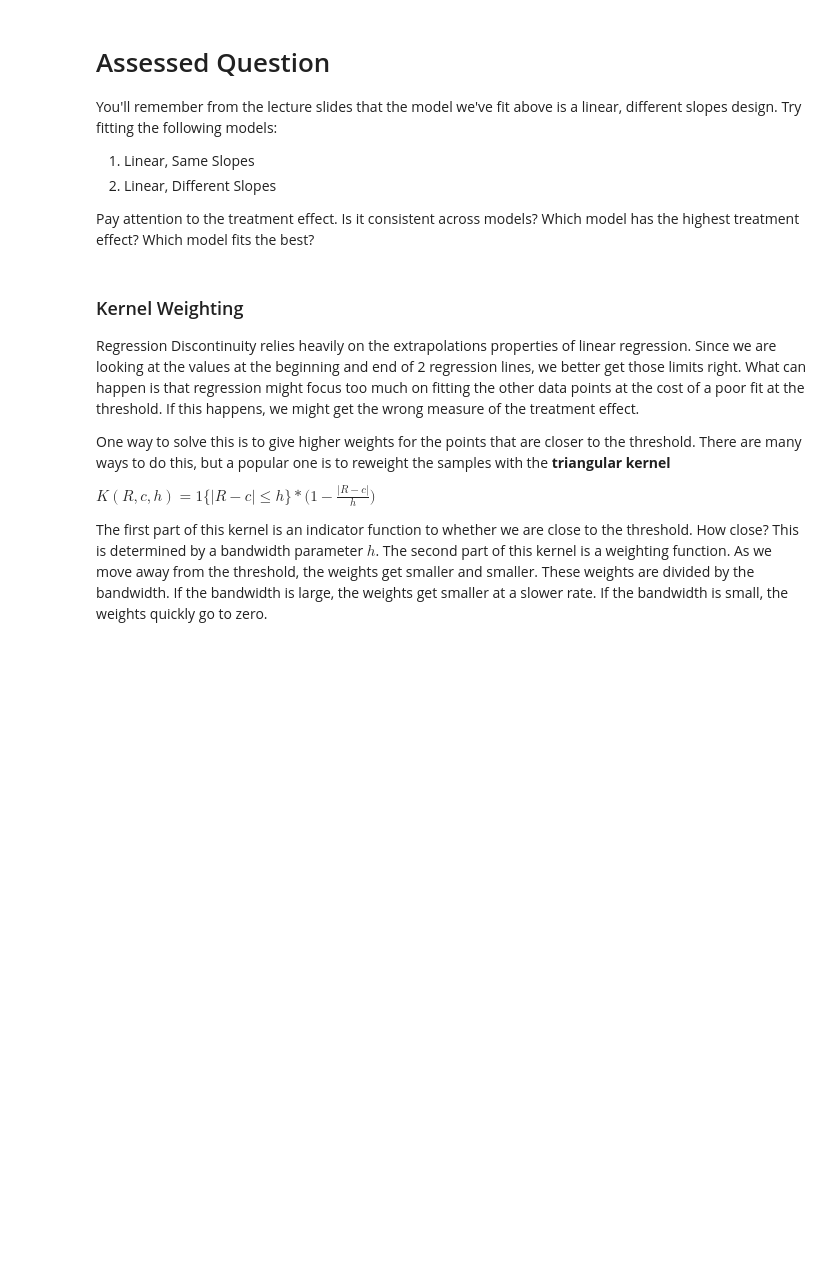
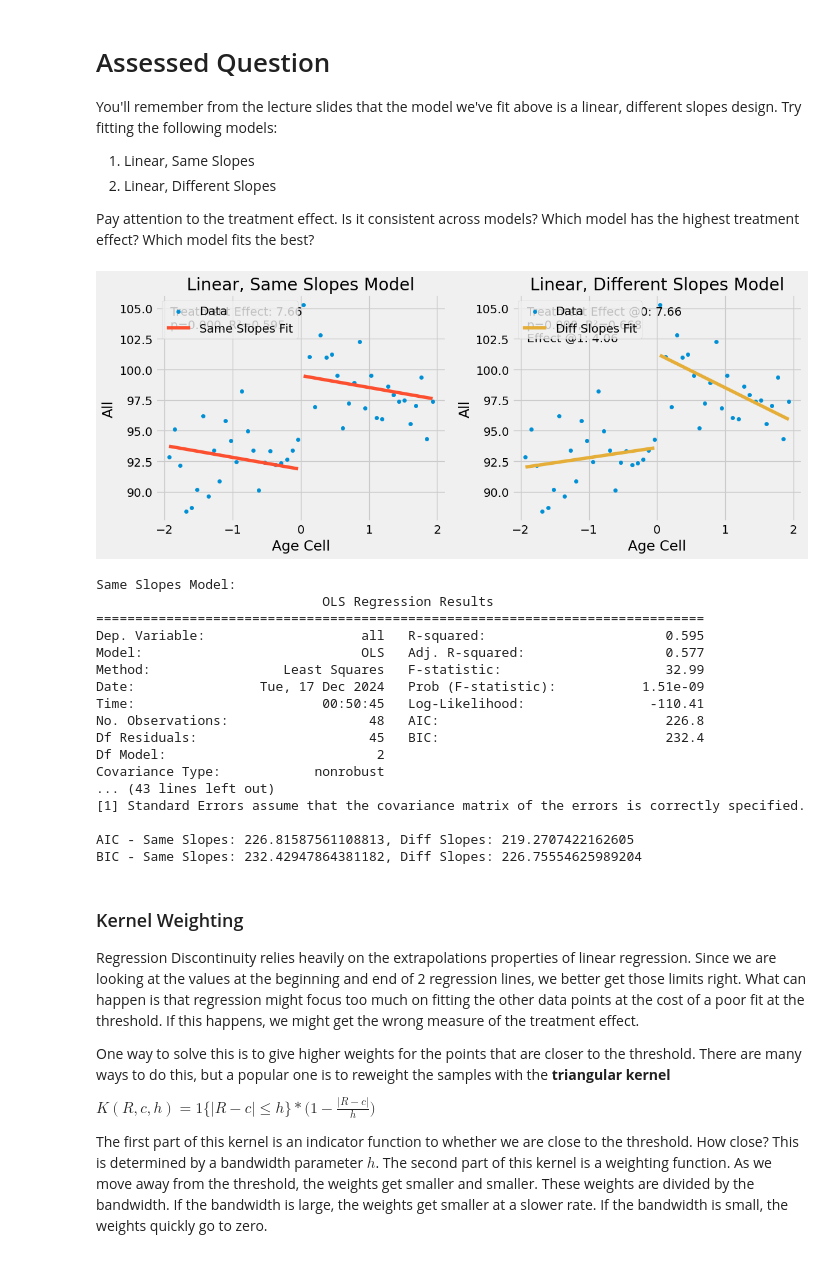
Before and after one commit to haruhiysd/QM2, a Jupyter notebook: w09_regression_discontinuity.ipynb, the cells around one changed output. Drawn from its saved outputs; the diff is of its cells as text; code cells hidden in the pictures; blank space fills up the shorter version.

```diff
--- a/w09_regression_discontinuity.ipynb
+++ b/w09_regression_discontinuity.ipynb
@@ -246,6 +238,74 @@ You'll remember from the lecture slides that the model we've fit above is a line
 2. Linear, Different Slopes
 
 Pay attention to the treatment effect. Is it consistent across models? Which model has the highest treatment effect? Which model fits the best?
+# %%
+drinking['threshold'] = (drinking['agecell'] > 0).astype(int)
+model_same_slopes = smf.ols("all ~ agecell + threshold", data=drinking).fit()
+model_diff_slopes = smf.ols("all ~ agecell * threshold", data=drinking).fit()
+
+treatment_effect_same = model_same_slopes.params['threshold']
+treatment_effect_diff_at0 = model_diff_slopes.params['threshold']
+
+
+agecell_val = 1  # Example value, you can change this
+treatment_effect_diff_at_agecell_val = model_diff_slopes.params['threshold'] + model_diff_slopes.params['agecell:threshold'] * agecell_val
+
+
+fig, axes = plt.subplots(1, 2, figsize=(12, 5))
+
+drinking['pred_same_slopes'] = model_same_slopes.fittedvalues
+drinking['pred_diff_slopes'] = model_diff_slopes.fittedvalues
+
+ax1 = axes[0]
+drinking.plot.scatter(x="agecell", y="all", color="C0", ax=ax1, label='Data')
+drinking.plot(x="agecell", y="pred_same_slopes", ax=ax1, color="C1", label='Same Slopes Fit')
+ax1.set_title("Linear, Same Slopes Model")
+ax1.set_xlabel("Age Cell")
+ax1.set_ylabel("All")
+ax1.text(0.05, 0.95,
+         f"Treatment Effect: {treatment_effect_same:.2f}\np={model_same_slopes.pvalues['threshold']:.3f}, R²={model_same_slopes.rsquared:.3f}",
+         transform=ax1.transAxes, verticalalignment='top')
+
+
+ax2 = axes[1]
+drinking.plot.scatter(x="agecell", y="all", color="C0", ax=ax2, label='Data')
+drinking.plot(x="agecell", y="pred_diff_slopes", ax=ax2, color="C2", label='Diff Slopes Fit')
+ax2.set_title("Linear, Different Slopes Model")
+ax2.set_xlabel("Age Cell")
+ax2.set_ylabel("All")
+
+ax2.text(0.05, 0.95,
+         f"Treatment Effect @0: {treatment_effect_diff_at0:.2f}\np={model_diff_slopes.pvalues['threshold']:.3f}, R²={model_diff_slopes.rsquared:.3f}\n"+
+         f"Effect @{agecell_val}: {treatment_effect_diff_at_agecell_val:.2f}",
+         transform=ax2.transAxes, verticalalignment='top')
+
+plt.tight_layout()
+plt.show()
+
+print("Same Slopes Model:\n", model_same_slopes.summary())
+print("\nDifferent Slopes Model:\n", model_diff_slopes.summary())
+
+print(f"\nAIC - Same Slopes: {model_same_slopes.aic}, Diff Slopes: {model_diff_slopes.aic}")
+print(f"BIC - Same Slopes: {model_same_slopes.bic}, Diff Slopes: {model_diff_slopes.bic}")
+# %% [output]
+[figure, added]
+Same Slopes Model:
+                             OLS Regression Results
+==============================================================================
+Dep. Variable:                    all   R-squared:                       0.595
+Model:                            OLS   Adj. R-squared:                  0.577
+Method:                 Least Squares   F-statistic:                     32.99
+Date:                Tue, 17 Dec 2024   Prob (F-statistic):           1.51e-09
+Time:                        00:50:45   Log-Likelihood:                -110.41
+No. Observations:                  48   AIC:                             226.8
+Df Residuals:                      45   BIC:                             232.4
+Df Model:                           2
+Covariance Type:            nonrobust
+... (43 lines left out)
+[1] Standard Errors assume that the covariance matrix of the errors is correctly specified.
+
+AIC - Same Slopes: 226.81587561108813, Diff Slopes: 219.2707422162605
+BIC - Same Slopes: 232.42947864381182, Diff Slopes: 226.75554625989204
 # %% [markdown]
 ### Kernel Weighting
 
```
Also changed, not shown: parts of 9 cells of this notebook.
